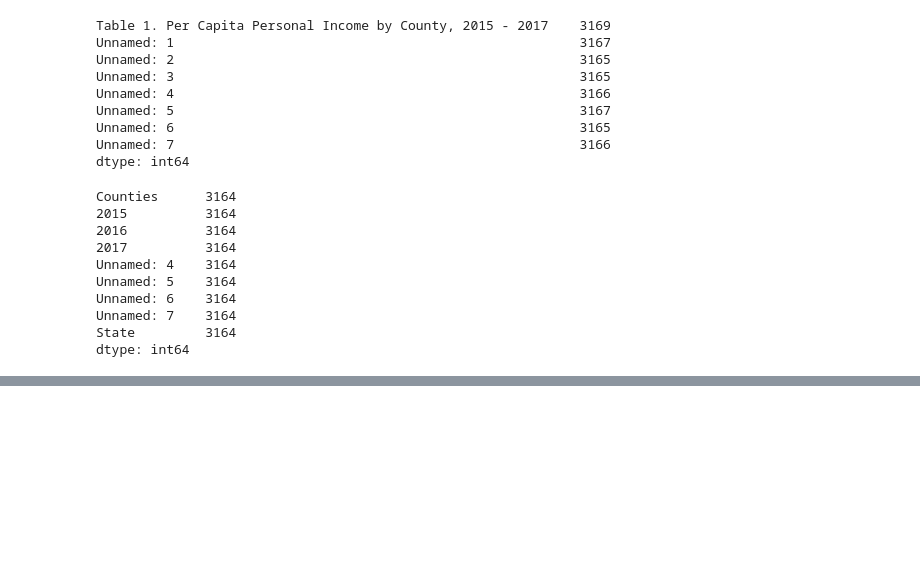
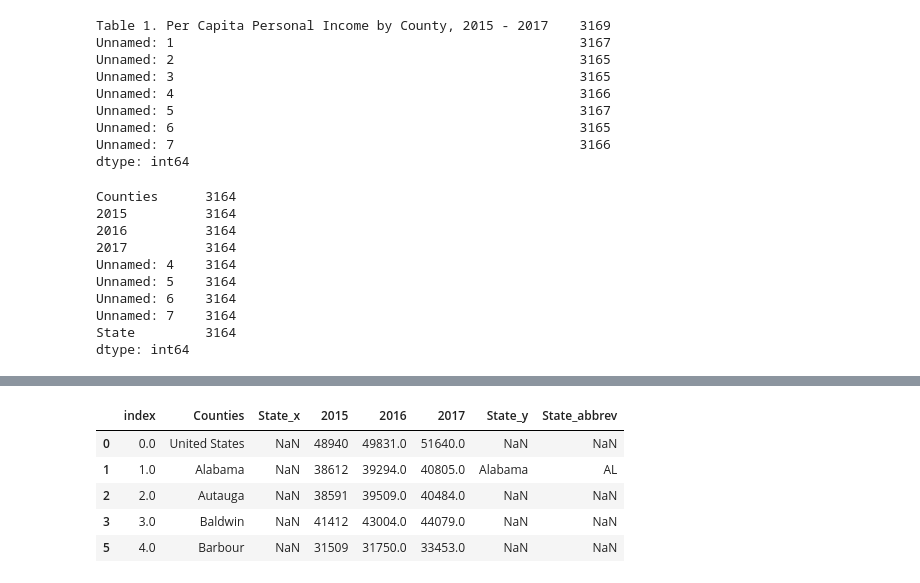
Before and after one commit to natashacrosby/Project_1, a Jupyter notebook: Income_Data_Project_1.ipynb, the cells around one changed output, grey strips where cells are left out. Saved outputs shown, nothing was run; the diff lists cells and outputs as text; code cells hidden in the pictures; blank space fills up the shorter version.

```diff
--- a/Income_Data_Project_1.ipynb
+++ b/Income_Data_Project_1.ipynb
@@ -148,0 +186,10 @@ for i in range(len(df)):
+# %%
+test = test.sort_values(by="index")
+test.head()
+# %% [output]
+|  | index | Counties | State_x | 2015 | 2016 | 2017 | State_y | State_abbrev |
+| 0 | 0.0 | United States | NaN | 48940 | 49831.0 | 51640.0 | NaN | NaN |
+| 1 | 1.0 | Alabama | NaN | 38612 | 39294.0 | 40805.0 | Alabama | AL |
+| 2 | 2.0 | Autauga | NaN | 38591 | 39509.0 | 40484.0 | NaN | NaN |
+| 3 | 3.0 | Baldwin | NaN | 41412 | 43004.0 | 44079.0 | NaN | NaN |
+| 5 | 4.0 | Barbour | NaN | 31509 | 31750.0 | 33453.0 | NaN | NaN |
```
Also changed, not shown: parts of 18 cells of this notebook, 1 other file.
